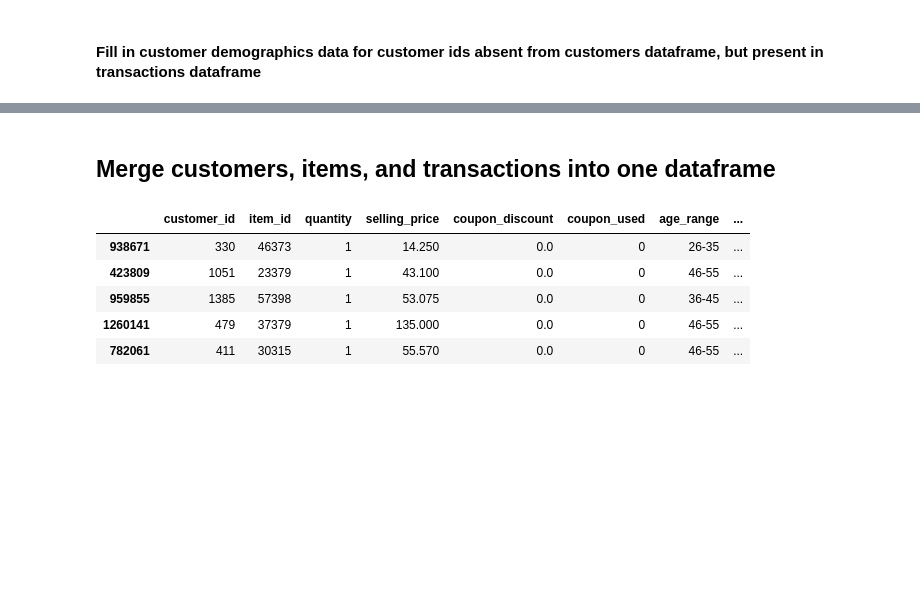
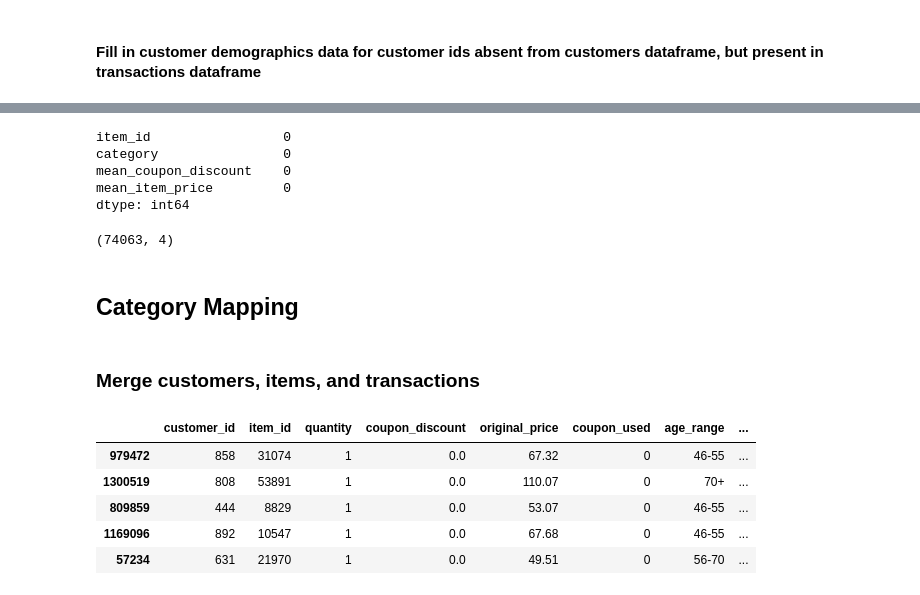
Before and after one commit to tejones/retailstoreofthefuture, a Jupyter notebook: data-mining/coupon-based/AmEx_mapped_categories_01_data_prep.ipynb, the cells around one changed output, grey strips where cells are left out. Saved outputs shown, nothing was run; the diff lists cells and outputs as text; code cells hidden in the pictures; blank space fills up the shorter version.

```diff
--- a/data-mining/coupon-based/AmEx_mapped_categories_01_data_prep.ipynb
+++ b/data-mining/coupon-based/AmEx_mapped_categories_01_data_prep.ipynb
@@ -228,0 +194,12 @@ Mode quantity: 1
+# %%
+item_price = pd.pivot_table(
+    data=transactions,
+    index='item_id',
+    values=['original_price', 'coupon_discount'],
+    aggfunc={
+        'original_price': lambda x: np.round(np.mean(x), decimals=2),
+        'coupon_discount': lambda x: np.round(np.mean(x), decimals=2)
+    }
+)
+item_price.rename(columns={'original_price': 'mean_item_price', 'coupon_discount': 'mean_coupon_discount'}, inplace=True)
+item_price.sample(5)
@@ -228,0 +214,4 @@ Mode quantity: 1
+# %%
+# Merge prices with items
+items = pd.merge(items, item_price, on='item_id', how='left').reset_index(drop=True)
+items.sample(5)
@@ -229,16 +233,33 @@ Mode quantity: 1
+# %%
+items.dropna(axis='index', inplace=True)
+items.isnull().sum()
+# %% [output]
+item_id                 0
+category                0
+mean_coupon_discount    0
+mean_item_price         0
+dtype: int64
+# %%
+items.shape
+# %% [output]
+(74063, 4)
+# %% [markdown]
+## Category Mapping
 # %% [markdown]
-## Merge customers, items, and transactions into one dataframe
+### Merge customers, items, and transactions
+# %%
+item_categories = items.drop(['mean_item_price', 'mean_coupon_discount'], axis=1)
 # %%
 df = transactions.merge(customers, on='customer_id', how='left')
-df = df.merge(items, on='item_id', how='left')
+df = df.merge(item_categories, on='item_id', how='left')
 df.sample(5)
 # %% [output]
-|  | customer_id | item_id | quantity | selling_price | coupon_discount | coupon_used | age_range | ... |
-| 938671 | 330 | 46373 | 1 | 14.250 | 0.0 | 0 | 26-35 | ... |
-| 423809 | 1051 | 23379 | 1 | 43.100 | 0.0 | 0 | 46-55 | ... |
-| 959855 | 1385 | 57398 | 1 | 53.075 | 0.0 | 0 | 36-45 | ... |
-| 1260141 | 479 | 37379 | 1 | 135.000 | 0.0 | 0 | 46-55 | ... |
-| 782061 | 411 | 30315 | 1 | 55.570 | 0.0 | 0 | 46-55 | ... |
+|  | customer_id | item_id | quantity | coupon_discount | original_price | coupon_used | age_range | ... |
+| 979472 | 858 | 31074 | 1 | 0.0 | 67.32 | 0 | 46-55 | ... |
+| 1300519 | 808 | 53891 | 1 | 0.0 | 110.07 | 0 | 70+ | ... |
+| 809859 | 444 | 8829 | 1 | 0.0 | 53.07 | 0 | 46-55 | ... |
+| 1169096 | 892 | 10547 | 1 | 0.0 | 67.68 | 0 | 46-55 | ... |
+| 57234 | 631 | 21970 | 1 | 0.0 | 49.51 | 0 | 56-70 | ... |
 # %%
 df.isnull().sum()
 # %% [output]
```
Also changed, not shown: parts of 108 cells of this notebook, 11 other files.
